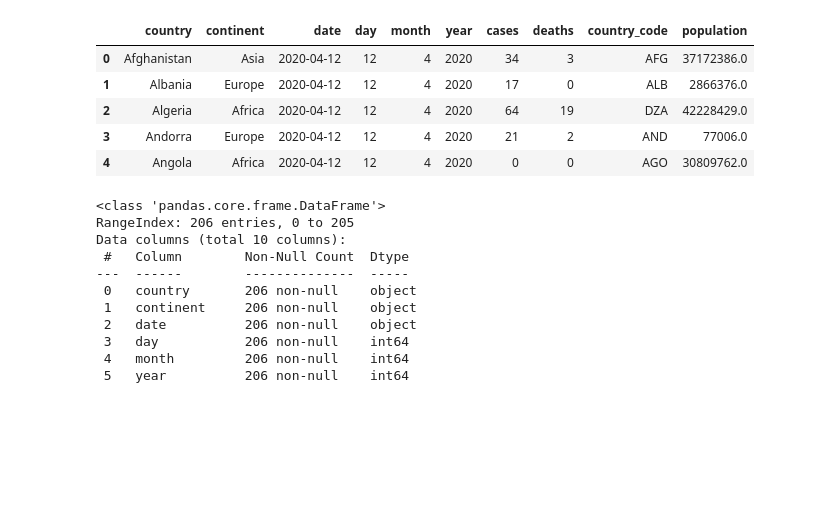
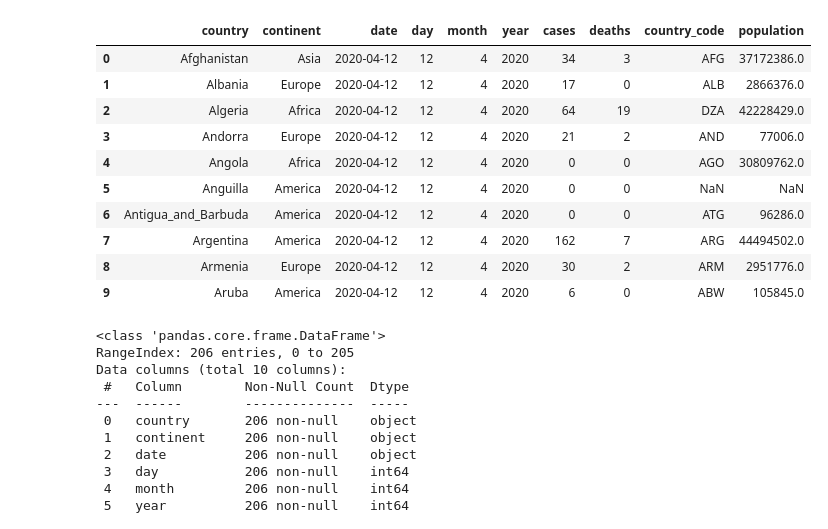
Before and after one commit to hunght92/Codegym, a Jupyter notebook: Học lại.ipynb, the cells around one changed output. Saved outputs shown, nothing was run; the diff lists cells and outputs as text; code cells hidden in the pictures; blank space fills up the shorter version.

```diff
--- a/Học lại.ipynb
+++ b/Học lại.ipynb
@@ -6,16 +6,21 @@
 # %%
 #Tổng quan về phân tích dữ liệu - Thực hành trên bộ dữ liệu Covid 19
 
 import pandas as pd
 df = pd.read_csv(r"/workspaces/Codegym/Dataset/subset-covid-data.csv", encoding = "UTF-8")
-df.head(5)
+df.head(10)
 # %% [output]
 |  | country | continent | date | day | month | year | cases | deaths | country_code | population |
 | 0 | Afghanistan | Asia | 2020-04-12 | 12 | 4 | 2020 | 34 | 3 | AFG | 37172386.0 |
 | 1 | Albania | Europe | 2020-04-12 | 12 | 4 | 2020 | 17 | 0 | ALB | 2866376.0 |
 | 2 | Algeria | Africa | 2020-04-12 | 12 | 4 | 2020 | 64 | 19 | DZA | 42228429.0 |
 | 3 | Andorra | Europe | 2020-04-12 | 12 | 4 | 2020 | 21 | 2 | AND | 77006.0 |
 | 4 | Angola | Africa | 2020-04-12 | 12 | 4 | 2020 | 0 | 0 | AGO | 30809762.0 |
+| 5 | Anguilla | America | 2020-04-12 | 12 | 4 | 2020 | 0 | 0 | NaN | NaN |
+| 6 | Antigua_and_Barbuda | America | 2020-04-12 | 12 | 4 | 2020 | 0 | 0 | ATG | 96286.0 |
+| 7 | Argentina | America | 2020-04-12 | 12 | 4 | 2020 | 162 | 7 | ARG | 44494502.0 |
+| 8 | Armenia | Europe | 2020-04-12 | 12 | 4 | 2020 | 30 | 2 | ARM | 2951776.0 |
+| 9 | Aruba | America | 2020-04-12 | 12 | 4 | 2020 | 6 | 0 | ABW | 105845.0 |
 # %%
 #Tìm số lượng dòng và cột của dữ liệu
 df.info()
```
Also changed, not shown: parts of 2 cells of this notebook.
